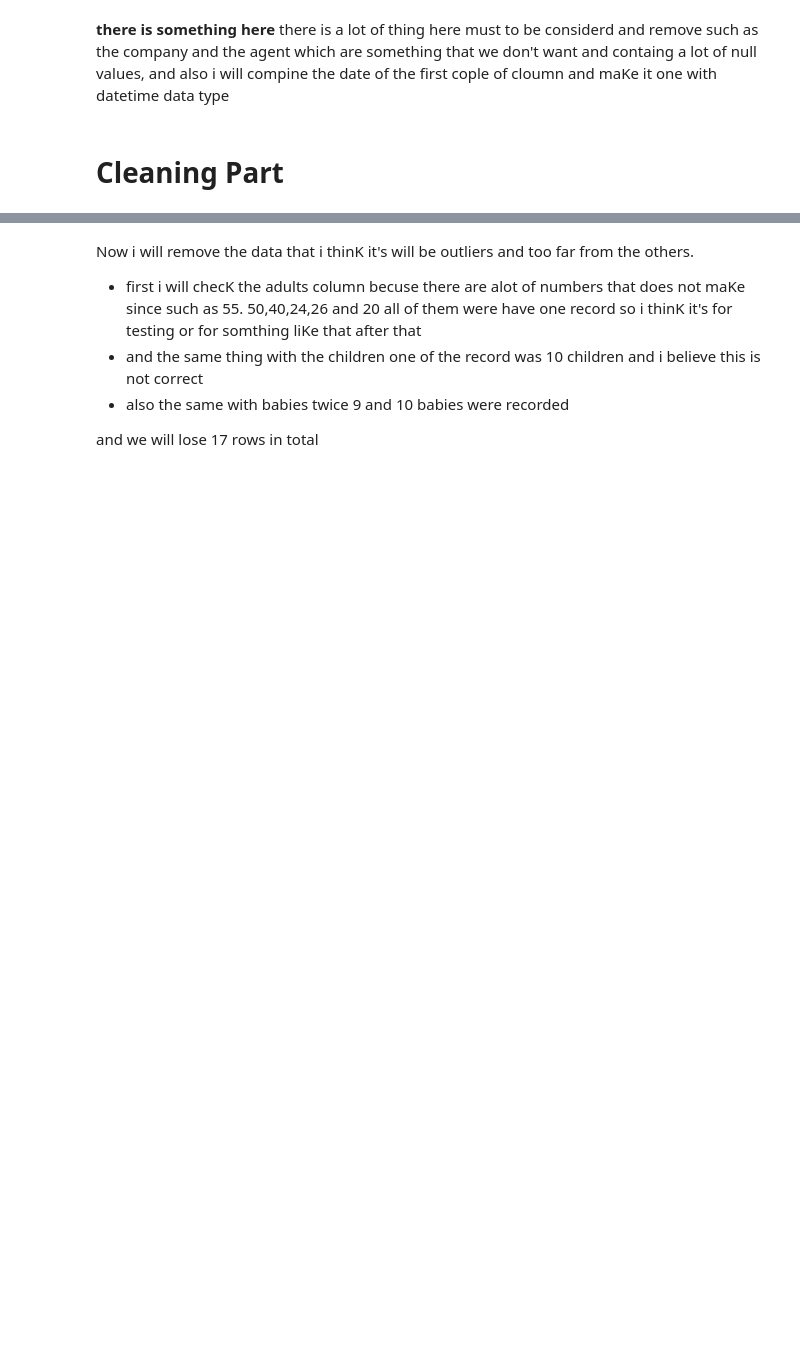
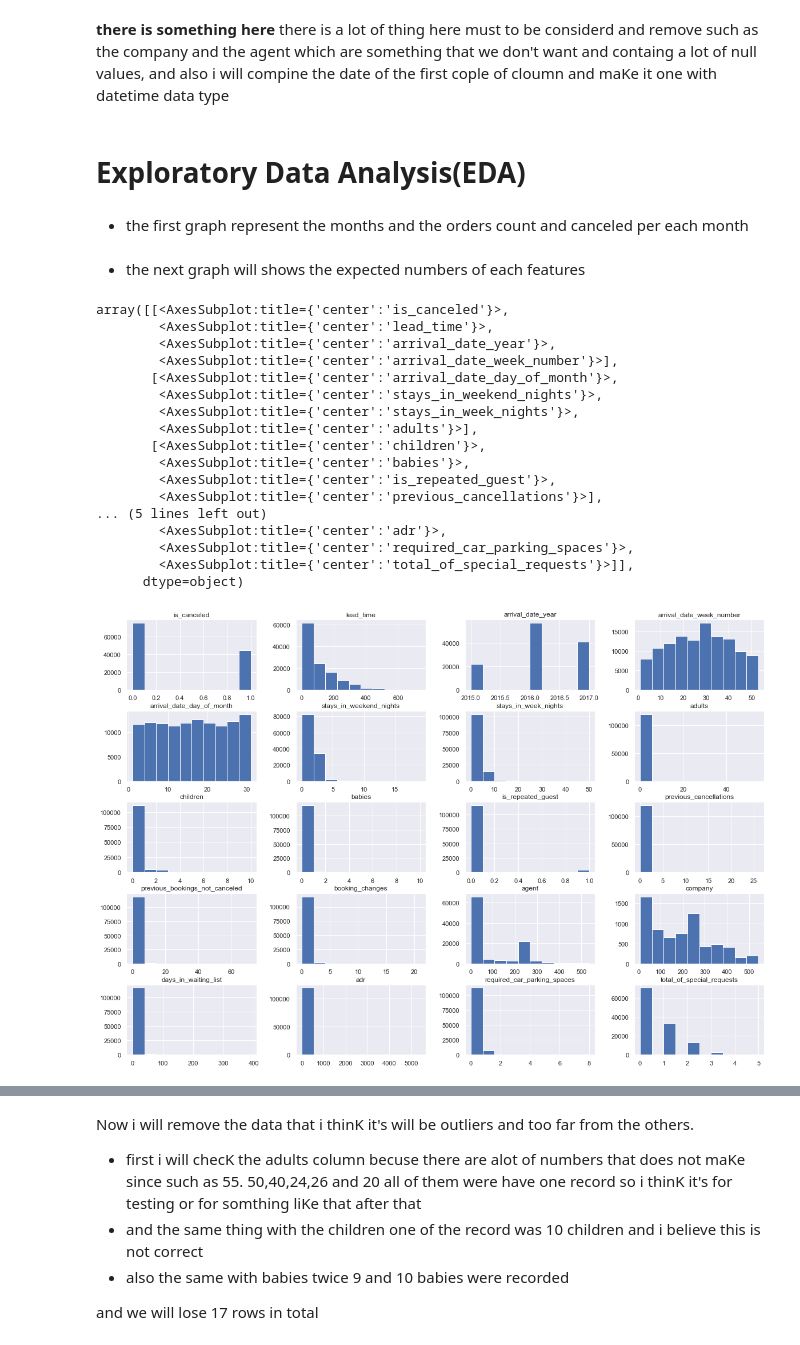
Before and after one commit to alkhonain/Tuwaiq_project, a Jupyter notebook: project/project.ipynb, the cells around one changed output, grey strips where cells are left out. Saved outputs shown, nothing was run; the diff lists cells and outputs as text; code cells hidden in the pictures; blank space fills up the shorter version.

```diff
--- a/project/project.ipynb
+++ b/project/project.ipynb
@@ -98,19 +120,7 @@ df.describe()
 # %% [markdown]
 __there is something here__
 there is a lot of thing here must to be considerd and remove such as the company and the agent which are something that we don't want and containg a lot of null values, and also i will compine the date of the first cople of cloumn and maKe it one with datetime data type
-# %% [markdown]
-# Cleaning Part
-# %%
-df = df[~(df.children.isna())]
-# by this filter we will cut 4 rows.
-
-
-df['assigned_reserved_room'] = np.where(df.assigned_room_type == df.reserved_room_type, 1, 0) # 1 means the assigning room is the same as reserved room.
-df.arrival_date_month = df.arrival_date_month.apply(lambda x: datetime.datetime.strptime(x, "%B").month) # convert the month name to its number
-
-df['date'] = df[['arrival_date_year', 'arrival_date_month', 'arrival_date_day_of_month']].apply(lambda x: '-'.join(x.values.astype(str)), axis="columns")# merge three columns into one
-df['date'] = pd.to_datetime(df['date']) #convert it into datetime
-
-df.children = df.children.astype(int)#convert children columns from float to int
-
-df = df.drop(['company', 'agent', 'assigned_room_type', 'reserved_room_type','arrival_date_week_number', 'arrival_date_year', 'arrival_date_month', 'arrival_date_day_of_month'], axis=1) # drop not useful columns
+# %% [markdown]
+# Exploratory Data Analysis(EDA)
+# %% [markdown]
+- the first graph represent the months and the orders count and canceled per each month
@@ -116,0 +138,23 @@ df = df.drop(['company', 'agent', 'assigned_room_type', 'reserved_room_type','ar
+# %% [markdown]
+- the next graph will shows the expected numbers of each features
+# %%
+df.hist(figsize=(20,14))
+# %% [output]
+array([[<AxesSubplot:title={'center':'is_canceled'}>,
+        <AxesSubplot:title={'center':'lead_time'}>,
+        <AxesSubplot:title={'center':'arrival_date_year'}>,
+        <AxesSubplot:title={'center':'arrival_date_week_number'}>],
+       [<AxesSubplot:title={'center':'arrival_date_day_of_month'}>,
+        <AxesSubplot:title={'center':'stays_in_weekend_nights'}>,
+        <AxesSubplot:title={'center':'stays_in_week_nights'}>,
+        <AxesSubplot:title={'center':'adults'}>],
+       [<AxesSubplot:title={'center':'children'}>,
+        <AxesSubplot:title={'center':'babies'}>,
+        <AxesSubplot:title={'center':'is_repeated_guest'}>,
+        <AxesSubplot:title={'center':'previous_cancellations'}>],
+... (5 lines left out)
+        <AxesSubplot:title={'center':'adr'}>,
+        <AxesSubplot:title={'center':'required_car_parking_spaces'}>,
+        <AxesSubplot:title={'center':'total_of_special_requests'}>]],
+      dtype=object)
+[figure, added]
```
Also changed, not shown: parts of 76 cells of this notebook, 6 other files.
